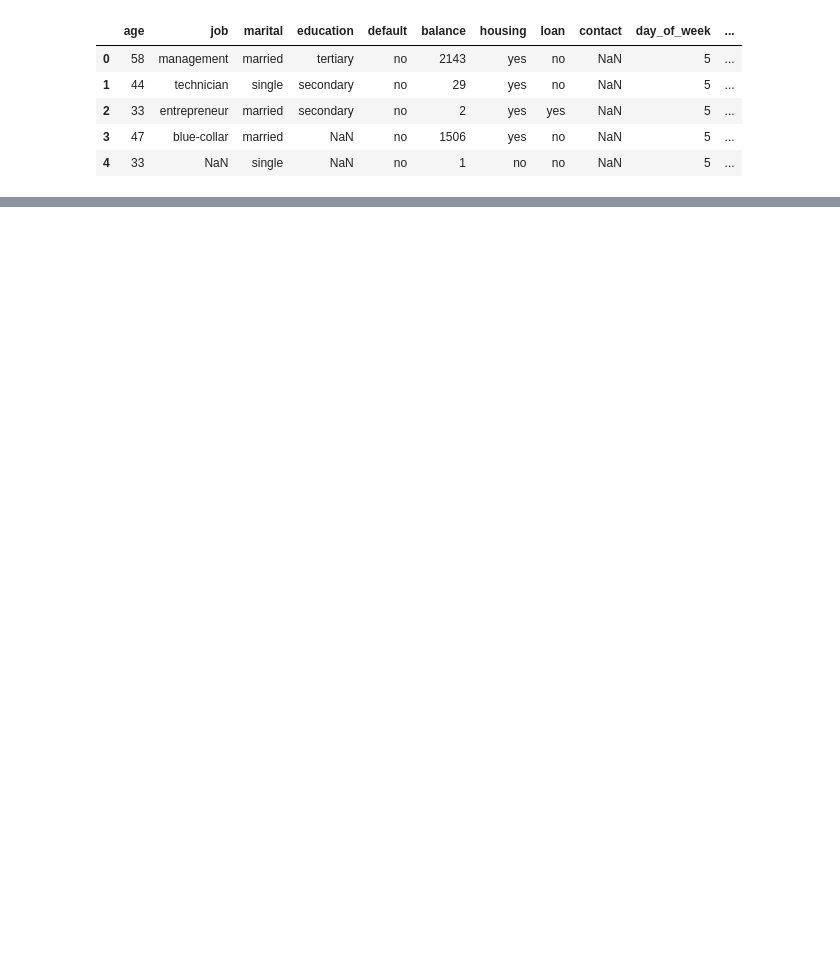
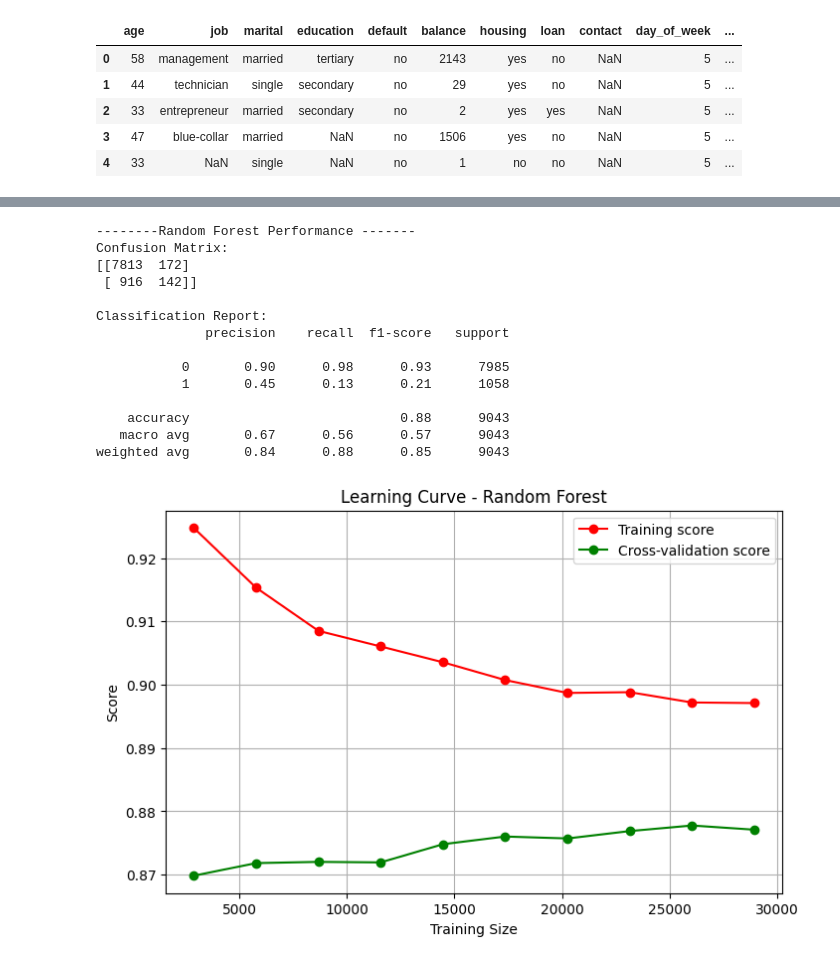
Before and after one commit to Dkdunand/ENSAE-stat-apply-projet, a Jupyter notebook: Bank marketing classifier y.ipynb, the cells around one changed output, grey strips where cells are left out. Saved outputs shown, nothing was run; the diff lists cells and outputs as text; code cells hidden in the pictures; blank space fills up the shorter version.

```diff
--- a/Bank marketing classifier y.ipynb
+++ b/Bank marketing classifier y.ipynb
@@ -29,0 +158,78 @@ data.head()
+# %%
+import numpy as np
+import matplotlib.pyplot as plt
+from sklearn.model_selection import learning_curve
+from sklearn.metrics import classification_report, confusion_matrix
+from sklearn.ensemble import RandomForestClassifier
+from xgboost import XGBClassifier
+from lightgbm import LGBMClassifier
+
+
+# Fonction d'entraînement et d'évaluation
+
+def train_evaluate_model(model, X_train, y_train, X_test, y_test, model_name="Model"):
+    """
+    Entraîne un modèle, évalue la performance, affiche matrice de confusion, classification report et learning curve.
+    """
+    # Entraînement
+    model.fit(X_train, y_train)
+
+    # Prédictions
+    y_pred = model.predict(X_test)
+
+    # Évaluation
+    print(f"\n--------{model_name} Performance -------")
+    print("Confusion Matrix:")
+    print(confusion_matrix(y_test, y_pred))
+    print("\nClassification Report:")
+    print(classification_report(y_test, y_pred))
+
+    # Learning Curve
+    train_sizes, train_scores, test_scores = learning_curve(
+        model, X_train, y_train, cv=5, n_jobs=-1,
+        train_sizes=np.linspace(0.1, 1.0, 10)
+    )
+
+    train_scores_mean = np.mean(train_scores, axis=1)
+    test_scores_mean = np.mean(test_scores, axis=1)
+
+    plt.figure(figsize=(8, 5))
+    plt.plot(train_sizes, train_scores_mean, 'o-', color='r', label='Training score')
+    plt.plot(train_sizes, test_scores_mean, 'o-', color='g', label='Cross-validation score')
+    plt.title(f'Learning Curve - {model_name}')
+    plt.xlabel('Training Size')
+    plt.ylabel('Score')
+    plt.legend(loc='best')
+    plt.grid(True)
+    plt.show()
+
+
+# Définition des modèles
+
+models = {
+    "Random Forest": RandomForestClassifier(n_estimators=100, random_state=42, n_jobs=-1),
+    "XGBoost": XGBClassifier(use_label_encoder=False, eval_metric='logloss', random_state=42, n_jobs=-1),
+    "LightGBM": LGBMClassifier(random_state=42, n_jobs=-1)
+}
+
+
+# Entraînement et évaluation
+
+for name, model in models.items():
+    train_evaluate_model(model, X_train, y_train, X_test, y_test, model_name=name)
+# %% [output]
+--------Random Forest Performance -------
+Confusion Matrix:
+[[7813  172]
+ [ 916  142]]
+
+Classification Report:
+              precision    recall  f1-score   support
+
+           0       0.90      0.98      0.93      7985
+           1       0.45      0.13      0.21      1058
+
+    accuracy                           0.88      9043
+   macro avg       0.67      0.56      0.57      9043
+weighted avg       0.84      0.88      0.85      9043
+[figure, added]
```
Also changed, not shown: parts of 5 cells of this notebook.
